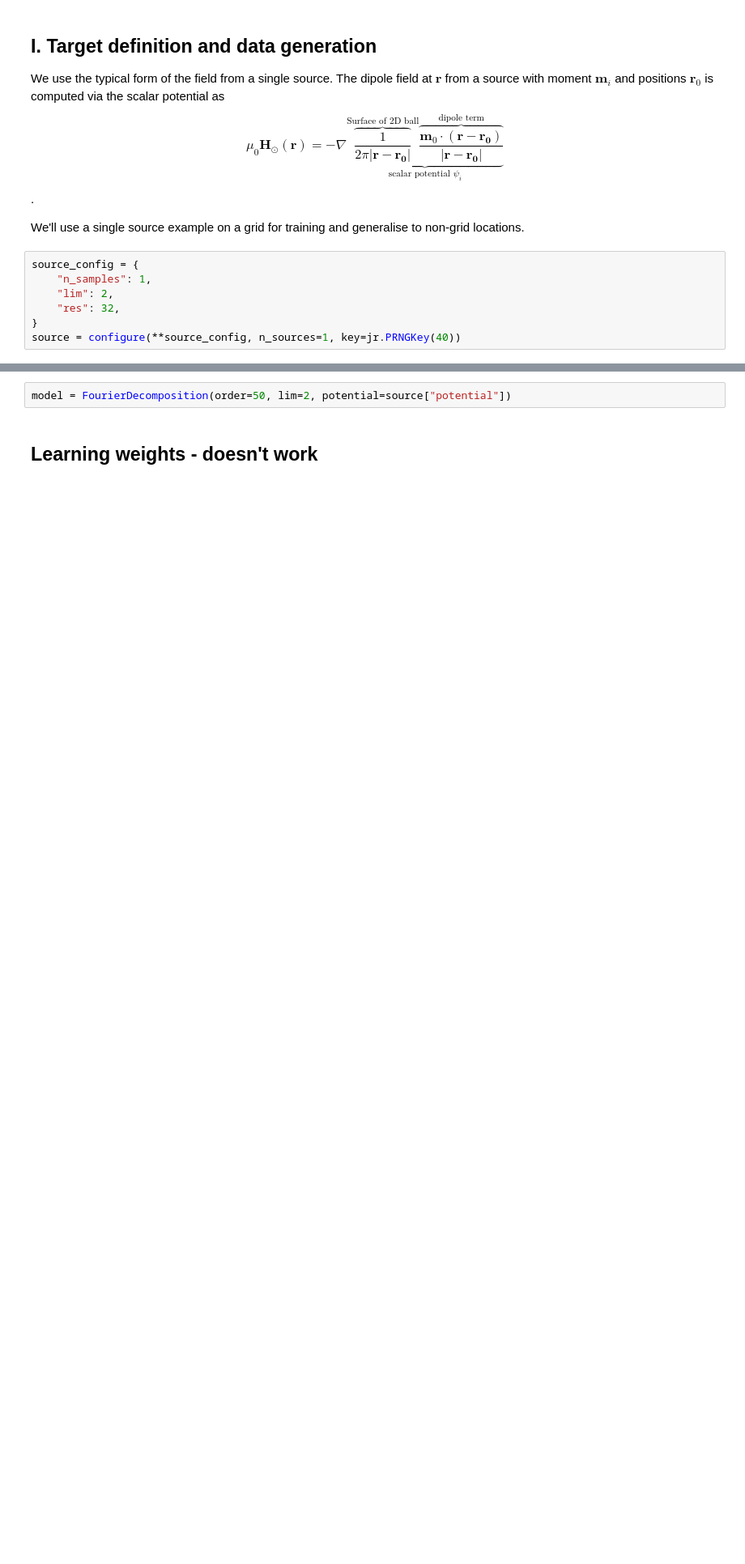
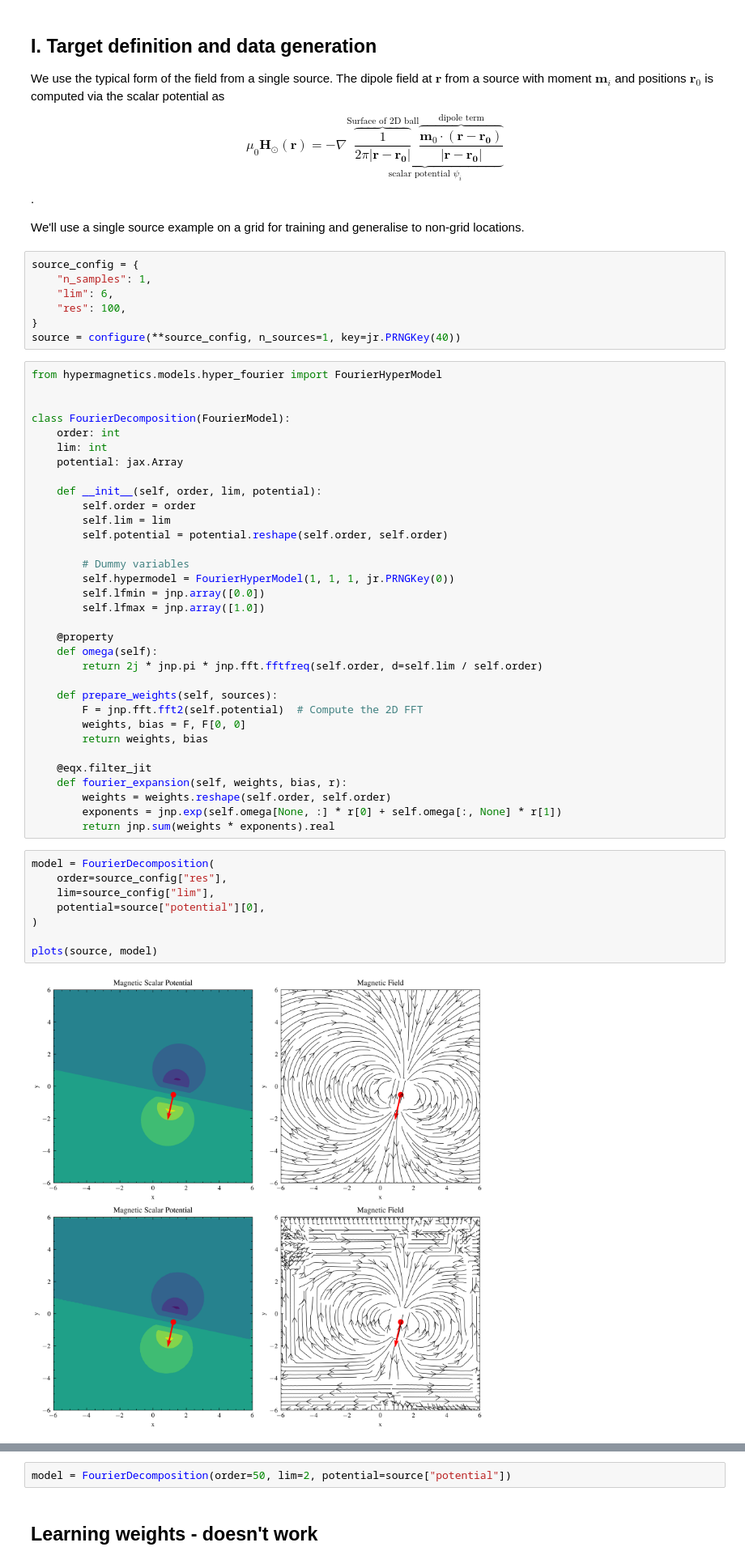
Before and after one commit to cmt-dtu-energy/hypermagnetics, a Jupyter notebook: nbs/sample_inference.ipynb, the cells around one changed output, grey strips where cells are left out. Shown at 81% size. Saved outputs shown, nothing was run; the diff lists cells and outputs as text; blank space fills up the shorter version.

```diff
--- a/nbs/sample_inference.ipynb
+++ b/nbs/sample_inference.ipynb
@@ -32,7 +25,50 @@ We'll use a single source example on a grid for training and generalise to non-g
 # %%
 source_config = {
     "n_samples": 1,
-    "lim": 2,
-    "res": 32,
+    "lim": 6,
+    "res": 100,
 }
 source = configure(**source_config, n_sources=1, key=jr.PRNGKey(40))
+# %%
+from hypermagnetics.models.hyper_fourier import FourierHyperModel
+
+
+class FourierDecomposition(FourierModel):
+    order: int
+    lim: int
+    potential: jax.Array
+
+    def __init__(self, order, lim, potential):
+        self.order = order
+        self.lim = lim
+        self.potential = potential.reshape(self.order, self.order)
+
+        # Dummy variables
+        self.hypermodel = FourierHyperModel(1, 1, 1, jr.PRNGKey(0))
+        self.lfmin = jnp.array([0.0])
+        self.lfmax = jnp.array([1.0])
+
+    @property
+    def omega(self):
+        return 2j * jnp.pi * jnp.fft.fftfreq(self.order, d=self.lim / self.order)
+
+    def prepare_weights(self, sources):
+        F = jnp.fft.fft2(self.potential)  # Compute the 2D FFT
+        weights, bias = F, F[0, 0]
+        return weights, bias
+
+    @eqx.filter_jit
+    def fourier_expansion(self, weights, bias, r):
+        weights = weights.reshape(self.order, self.order)
+        exponents = jnp.exp(self.omega[None, :] * r[0] + self.omega[:, None] * r[1])
+        return jnp.sum(weights * exponents).real
+# %%
+model = FourierDecomposition(
+    order=source_config["res"],
+    lim=source_config["lim"],
+    potential=source["potential"][0],
+)
+
+plots(source, model)
+# %% [output]
+[figure, added]
```
Also changed, not shown: parts of 5 cells of this notebook.
